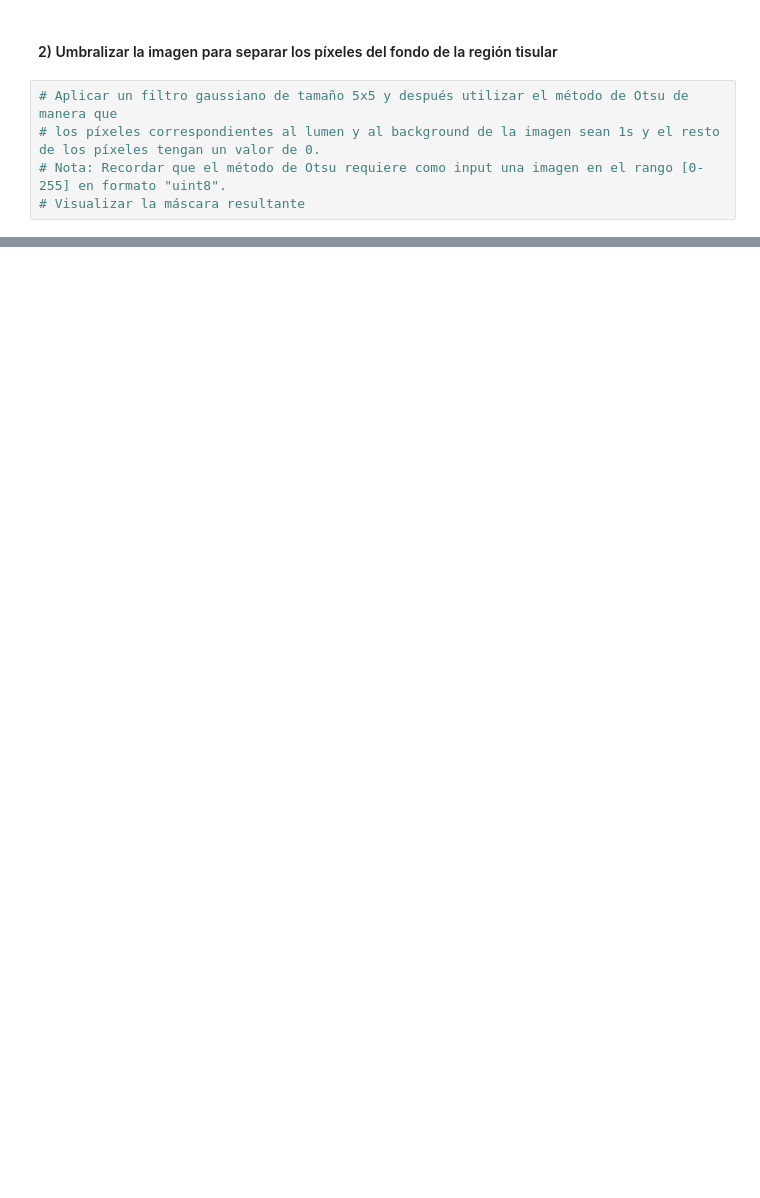
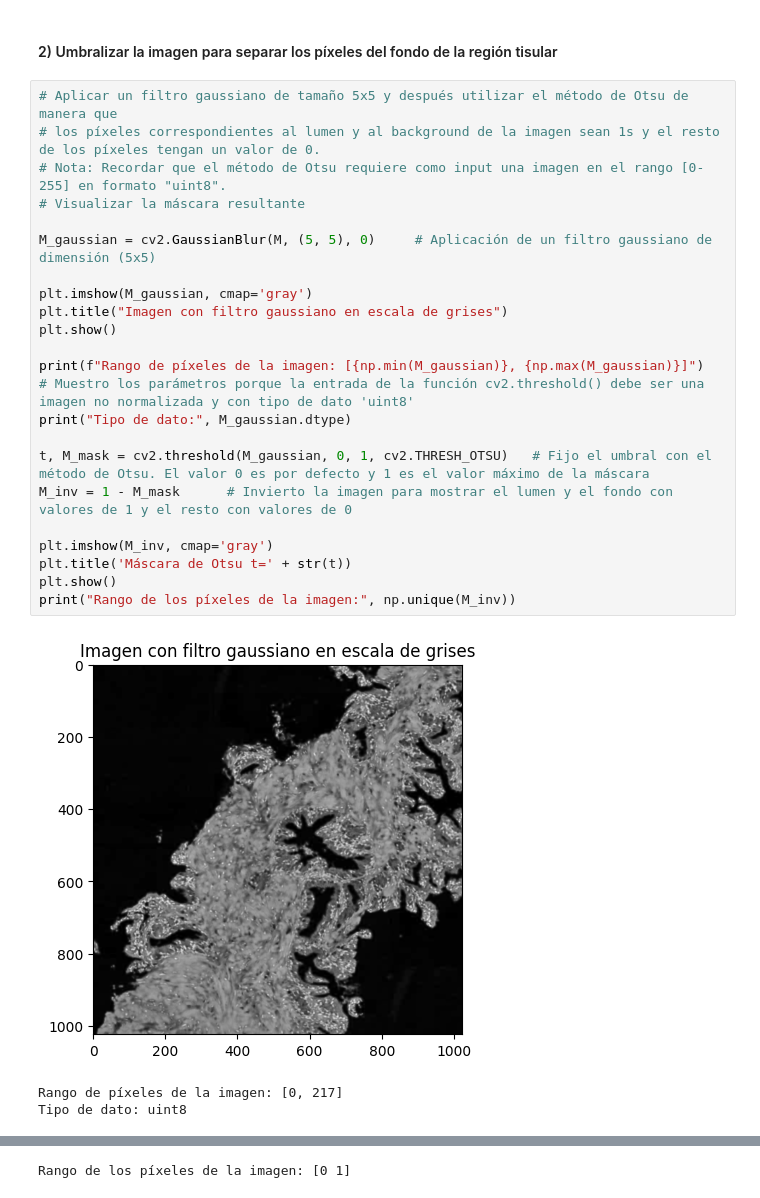
Before and after one commit to JoseJesusLaCasaNieto/Supervised_Learning, a Jupyter notebook: Actividad_C1_P1_LaCasaNieto_JoseJesus.ipynb, the cells around one changed output, grey strips where cells are left out. Cells and saved outputs as stored; diff of their text form; blank space fills up the shorter version.

```diff
--- a/Actividad_C1_P1_LaCasaNieto_JoseJesus.ipynb
+++ b/Actividad_C1_P1_LaCasaNieto_JoseJesus.ipynb
@@ -46,5 +59,26 @@ plt.show()
 # %%
 # Aplicar un filtro gaussiano de tamaño 5x5 y después utilizar el método de Otsu de manera que
 # los píxeles correspondientes al lumen y al background de la imagen sean 1s y el resto de los píxeles tengan un valor de 0.
 # Nota: Recordar que el método de Otsu requiere como input una imagen en el rango [0-255] en formato "uint8".
 # Visualizar la máscara resultante
+
+M_gaussian = cv2.GaussianBlur(M, (5, 5), 0)     # Aplicación de un filtro gaussiano de dimensión (5x5)
+
+plt.imshow(M_gaussian, cmap='gray')
+plt.title("Imagen con filtro gaussiano en escala de grises")
+plt.show()
+
+print(f"Rango de píxeles de la imagen: [{np.min(M_gaussian)}, {np.max(M_gaussian)}]")      # Muestro los parámetros porque la entrada de la función cv2.threshold() debe ser una imagen no normalizada y con tipo de dato 'uint8'
+print("Tipo de dato:", M_gaussian.dtype)
+
+t, M_mask = cv2.threshold(M_gaussian, 0, 1, cv2.THRESH_OTSU)   # Fijo el umbral con el método de Otsu. El valor 0 es por defecto y 1 es el valor máximo de la máscara
+M_inv = 1 - M_mask      # Invierto la imagen para mostrar el lumen y el fondo con valores de 1 y el resto con valores de 0
+
+plt.imshow(M_inv, cmap='gray')
+plt.title('Máscara de Otsu t=' + str(t))
+plt.show()
+print("Rango de los píxeles de la imagen:", np.unique(M_inv))
+# %% [output]
+[figure, added]
+Rango de píxeles de la imagen: [0, 217]
+Tipo de dato: uint8
@@ -50,0 +86 @@ plt.show()
+Rango de los píxeles de la imagen: [0 1]
```
Also changed, not shown: parts of 16 cells of this notebook.
